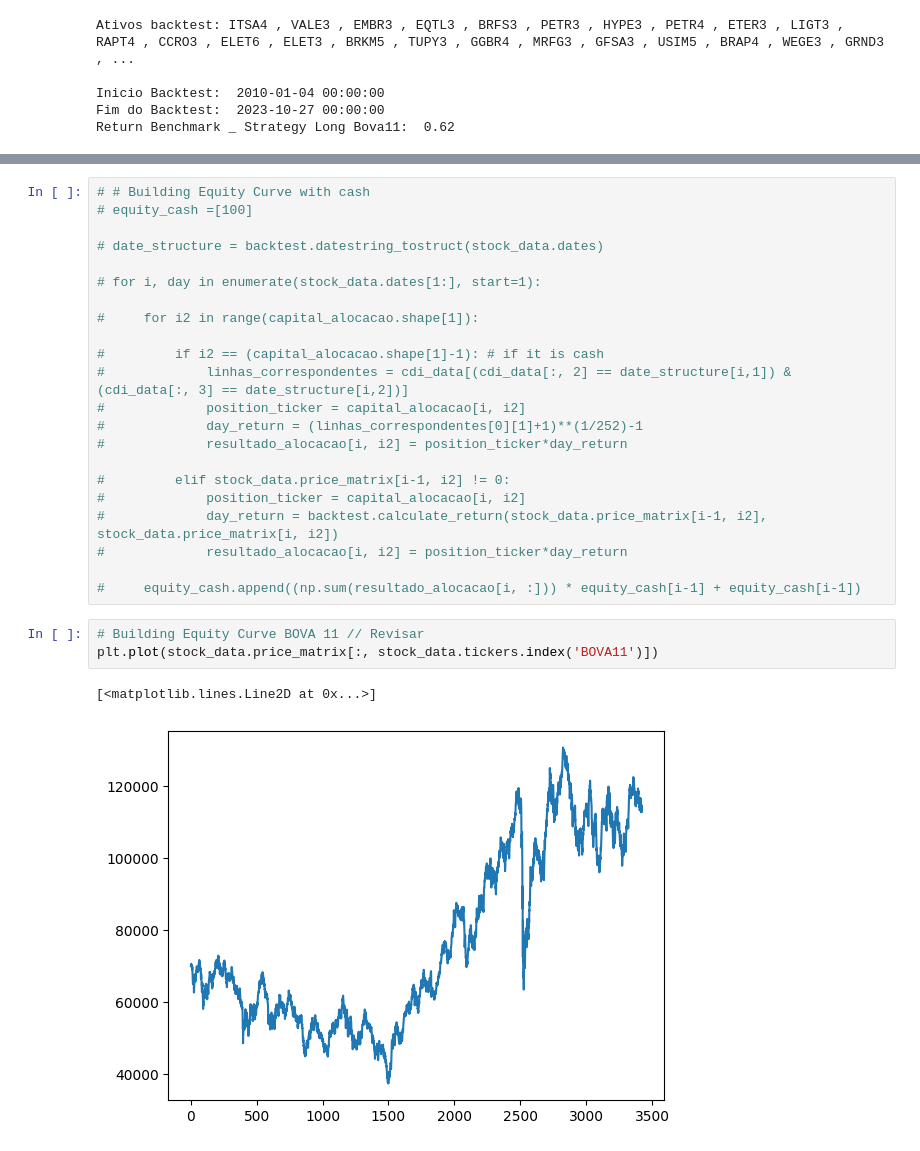
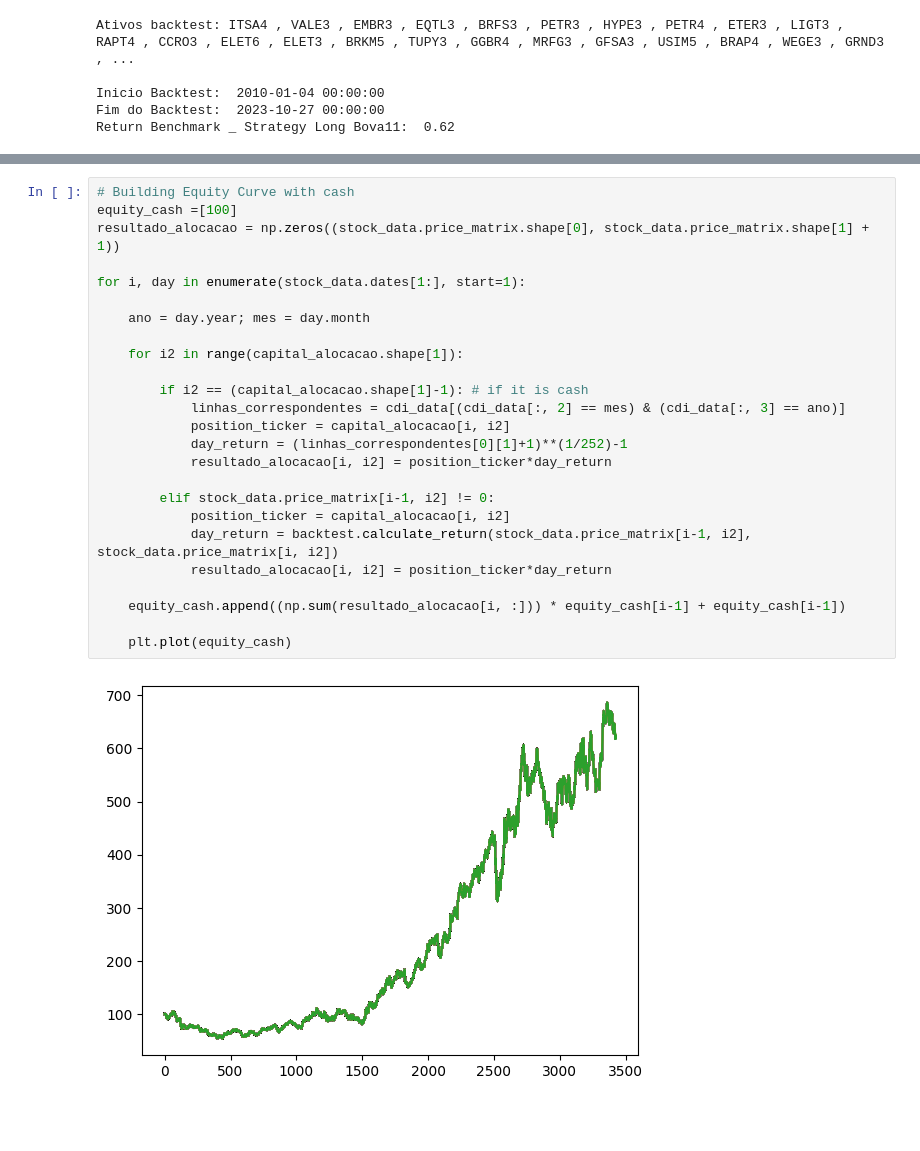
Before and after one commit to gassuncao27/quant_research_2023, a Jupyter notebook: model_tests2.ipynb, the cells around one changed output, grey strips where cells are left out. Cells and saved outputs as stored; diff of their text form; blank space fills up the shorter version.

```diff
--- a/model_tests2.ipynb
+++ b/model_tests2.ipynb
@@ -268,28 +249,27 @@ for i, day in enumerate(stock_data.dates[1:], start=1):
 # %%
-# # Building Equity Curve with cash
-# equity_cash =[100]
+# Building Equity Curve with cash
+equity_cash =[100]
+resultado_alocacao = np.zeros((stock_data.price_matrix.shape[0], stock_data.price_matrix.shape[1] + 1))
 
-# date_structure = backtest.datestring_tostruct(stock_data.dates)
+for i, day in enumerate(stock_data.dates[1:], start=1):
 
-# for i, day in enumerate(stock_data.dates[1:], start=1):
+    ano = day.year; mes = day.month
 
-#     for i2 in range(capital_alocacao.shape[1]):
+    for i2 in range(capital_alocacao.shape[1]):
 
-#         if i2 == (capital_alocacao.shape[1]-1): # if it is cash
-#             linhas_correspondentes = cdi_data[(cdi_data[:, 2] == date_structure[i,1]) & (cdi_data[:, 3] == date_structure[i,2])]
-#             position_ticker = capital_alocacao[i, i2]
-#             day_return = (linhas_correspondentes[0][1]+1)**(1/252)-1
-#             resultado_alocacao[i, i2] = position_ticker*day_return
+        if i2 == (capital_alocacao.shape[1]-1): # if it is cash
+            linhas_correspondentes = cdi_data[(cdi_data[:, 2] == mes) & (cdi_data[:, 3] == ano)]
+            position_ticker = capital_alocacao[i, i2]
+            day_return = (linhas_correspondentes[0][1]+1)**(1/252)-1
+            resultado_alocacao[i, i2] = position_ticker*day_return
 
-#         elif stock_data.price_matrix[i-1, i2] != 0:
-#             position_ticker = capital_alocacao[i, i2]
-#             day_return = backtest.calculate_return(stock_data.price_matrix[i-1, i2], stock_data.price_matrix[i, i2])
-#             resultado_alocacao[i, i2] = position_ticker*day_return
+        elif stock_data.price_matrix[i-1, i2] != 0:
+            position_ticker = capital_alocacao[i, i2]
+            day_return = backtest.calculate_return(stock_data.price_matrix[i-1, i2], stock_data.price_matrix[i, i2])
+            resultado_alocacao[i, i2] = position_ticker*day_return
 
-#     equity_cash.append((np.sum(resultado_alocacao[i, :])) * equity_cash[i-1] + equity_cash[i-1])
+    equity_cash.append((np.sum(resultado_alocacao[i, :])) * equity_cash[i-1] + equity_cash[i-1])
+
+    plt.plot(equity_cash)
+# %% [output]
+[figure, added]
-# %%
-# Building Equity Curve BOVA 11 // Revisar
-plt.plot(stock_data.price_matrix[:, stock_data.tickers.index('BOVA11')])
-# %% [output]
-[<matplotlib.lines.Line2D at 0x...>]
-[figure, removed]
```
Also changed, not shown: parts of 16 cells of this notebook.
